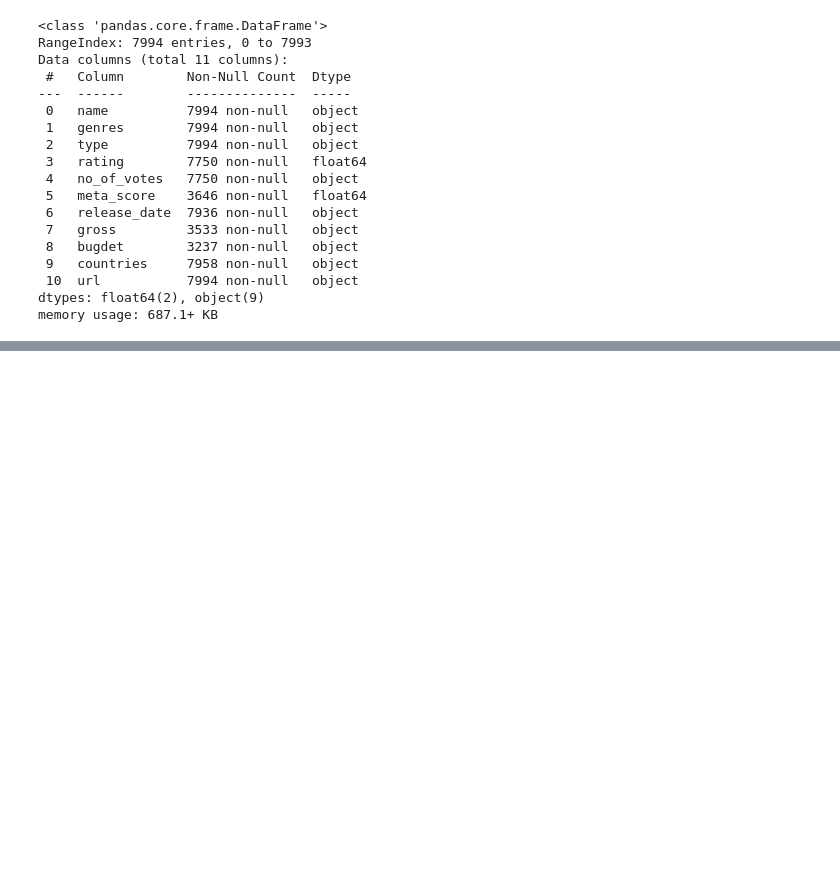
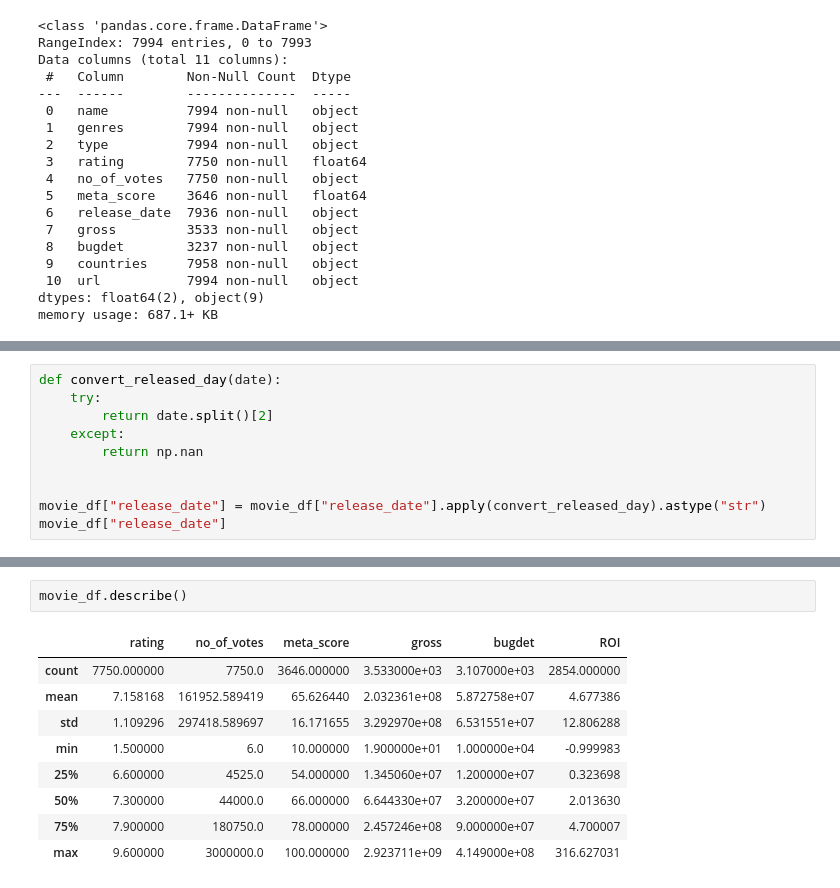
Before and after one commit to phuocnguyen2412/movie-analyst, a Jupyter notebook: data-overview.ipynb, the cells around one changed output, grey strips where cells are left out. Drawn from its saved outputs; the diff is of its cells as text; blank space fills up the shorter version.

```diff
--- a/data-overview.ipynb
+++ b/data-overview.ipynb
@@ -33,0 +72,10 @@ memory usage: 687.1+ KB
+# %%
+def convert_released_day(date):
+    try:
+        return date.split()[2]
+    except:
+        return np.nan
+
+
+movie_df["release_date"] = movie_df["release_date"].apply(convert_released_day).astype("str")
+movie_df["release_date"]
@@ -33,0 +141,12 @@ memory usage: 687.1+ KB
+# %%
+movie_df.describe()
+# %% [output]
+|  | rating | no_of_votes | meta_score | gross | bugdet | ROI |
+| count | 7750.000000 | 7750.0 | 3646.000000 | 3.533000e+03 | 3.107000e+03 | 2854.000000 |
+| mean | 7.158168 | 161952.589419 | 65.626440 | 2.032361e+08 | 5.872758e+07 | 4.677386 |
+| std | 1.109296 | 297418.589697 | 16.171655 | 3.292970e+08 | 6.531551e+07 | 12.806288 |
+| min | 1.500000 | 6.0 | 10.000000 | 1.900000e+01 | 1.000000e+04 | -0.999983 |
+| 25% | 6.600000 | 4525.0 | 54.000000 | 1.345060e+07 | 1.200000e+07 | 0.323698 |
+| 50% | 7.300000 | 44000.0 | 66.000000 | 6.644330e+07 | 3.200000e+07 | 2.013630 |
+| 75% | 7.900000 | 180750.0 | 78.000000 | 2.457246e+08 | 9.000000e+07 | 4.700007 |
+| max | 9.600000 | 3000000.0 | 100.000000 | 2.923711e+09 | 4.149000e+08 | 316.627031 |
```
Also changed, not shown: parts of 7 cells of this notebook, 3 other files.
